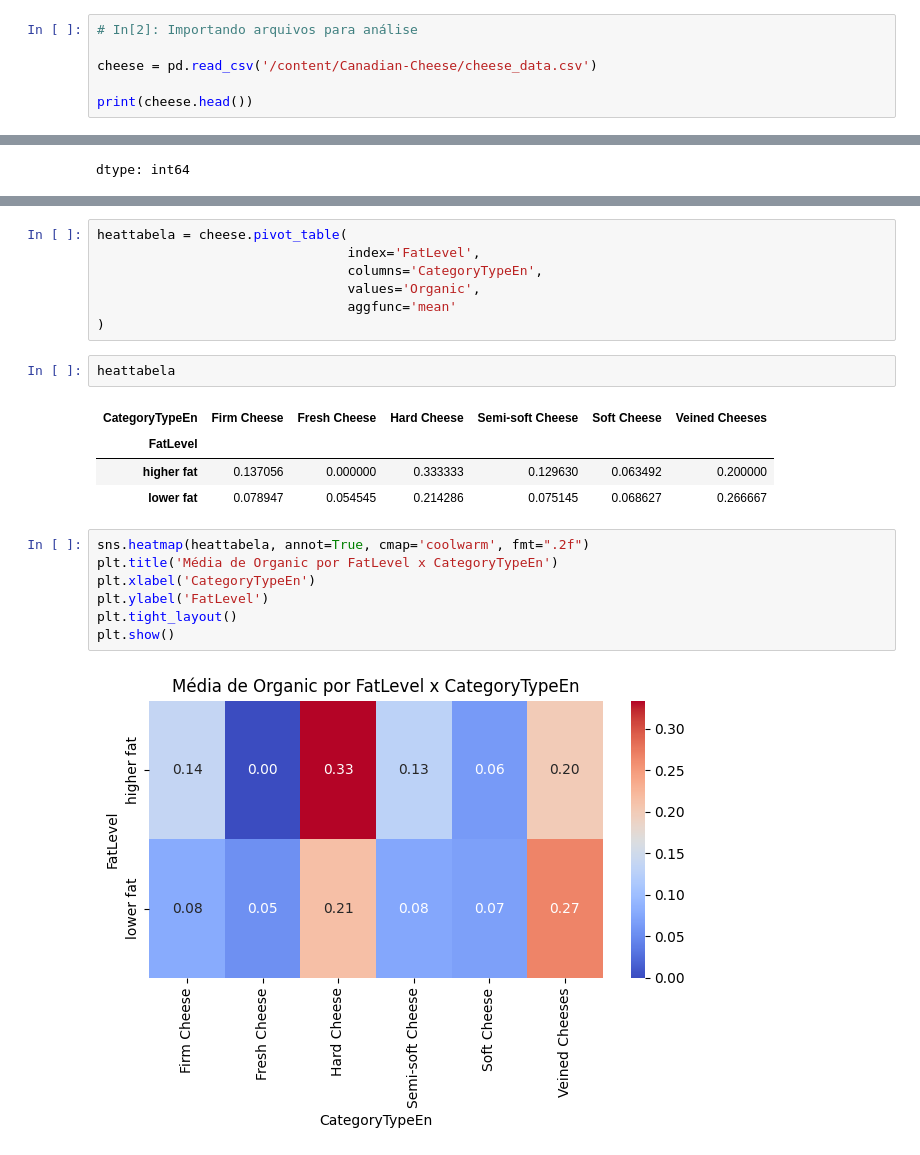
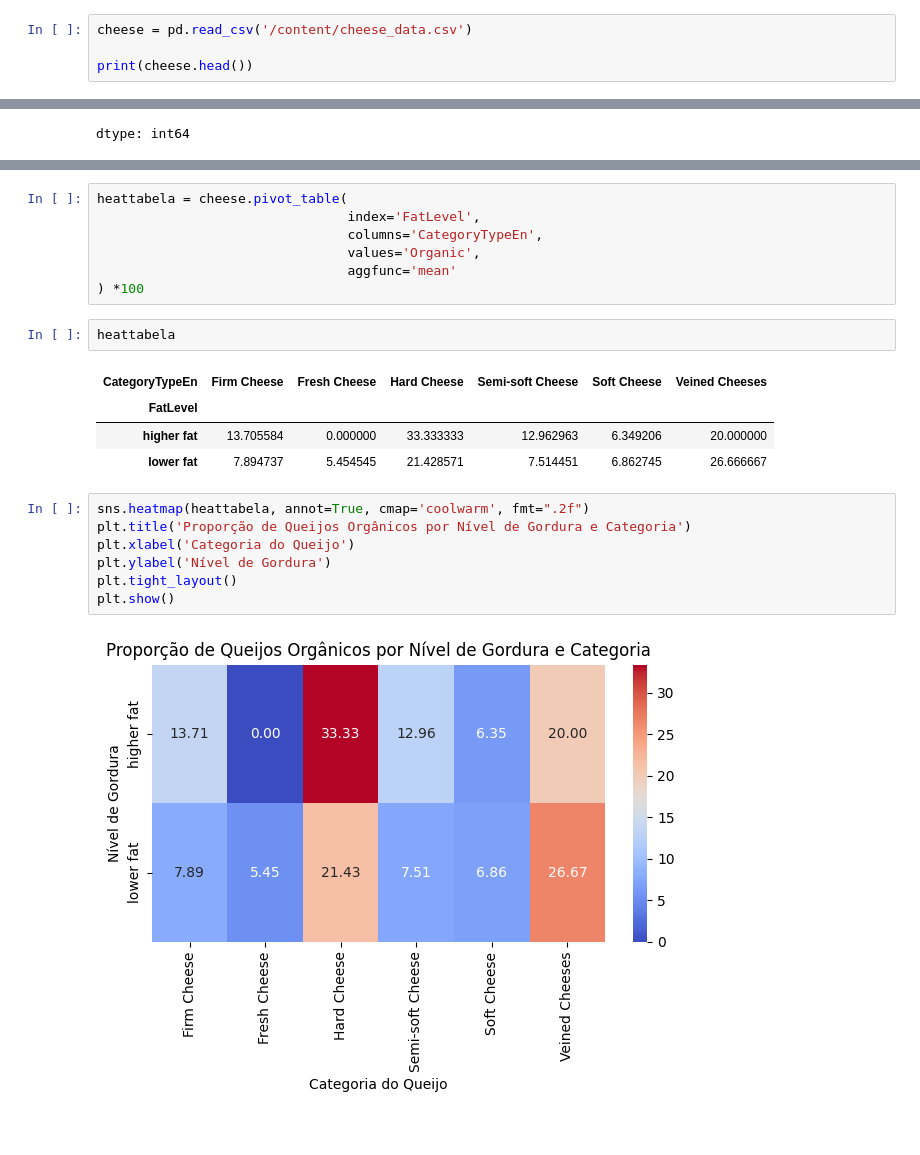
Before and after one commit to RafaelSperanca/Canadian-Cheese, a Jupyter notebook: cheese_data.ipynb, the cells around one changed output, grey strips where cells are left out. Cells and saved outputs as stored; diff of their text form.

```diff
--- a/cheese_data.ipynb
+++ b/cheese_data.ipynb
@@ -21,7 +51,5 @@ import matplotlib.pyplot as plt
 # %%
-# In[2]: Importando arquivos para análise
-
-cheese = pd.read_csv('/content/Canadian-Cheese/cheese_data.csv')
+cheese = pd.read_csv('/content/cheese_data.csv')
 
 print(cheese.head())
 # %% [output]
@@ -524,20 +580,20 @@ heattabela = cheese.pivot_table(
                                 columns='CategoryTypeEn',
                                 values='Organic',
                                 aggfunc='mean'
-)
+) *100
 # %%
 heattabela
 # %% [output]
 | CategoryTypeEn | Firm Cheese | Fresh Cheese | Hard Cheese | Semi-soft Cheese | Soft Cheese | Veined Cheeses |
 | FatLevel |  |  |  |  |  |  |
-| higher fat | 0.137056 | 0.000000 | 0.333333 | 0.129630 | 0.063492 | 0.200000 |
-| lower fat | 0.078947 | 0.054545 | 0.214286 | 0.075145 | 0.068627 | 0.266667 |
+| higher fat | 13.705584 | 0.000000 | 33.333333 | 12.962963 | 6.349206 | 20.000000 |
+| lower fat | 7.894737 | 5.454545 | 21.428571 | 7.514451 | 6.862745 | 26.666667 |
 # %%
 sns.heatmap(heattabela, annot=True, cmap='coolwarm', fmt=".2f")
-plt.title('Média de Organic por FatLevel x CategoryTypeEn')
-plt.xlabel('CategoryTypeEn')
-plt.ylabel('FatLevel')
+plt.title('Proporção de Queijos Orgânicos por Nível de Gordura e Categoria')
+plt.xlabel('Categoria do Queijo')
+plt.ylabel('Nível de Gordura')
 plt.tight_layout()
 plt.show()
 # %% [output]
-[figure, old version]
+[figure, new version]
```
Also changed, not shown: parts of 66 cells of this notebook.
